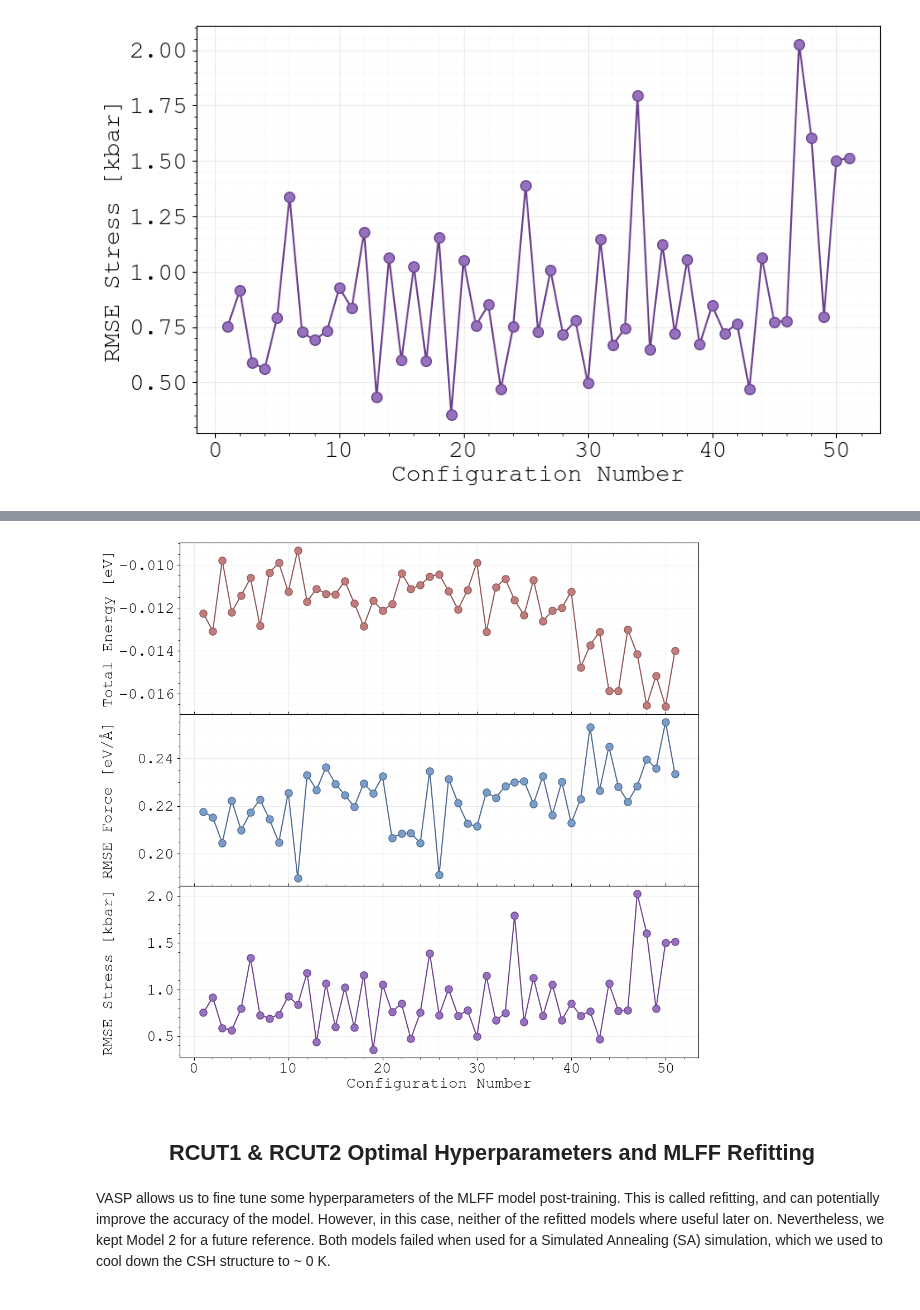
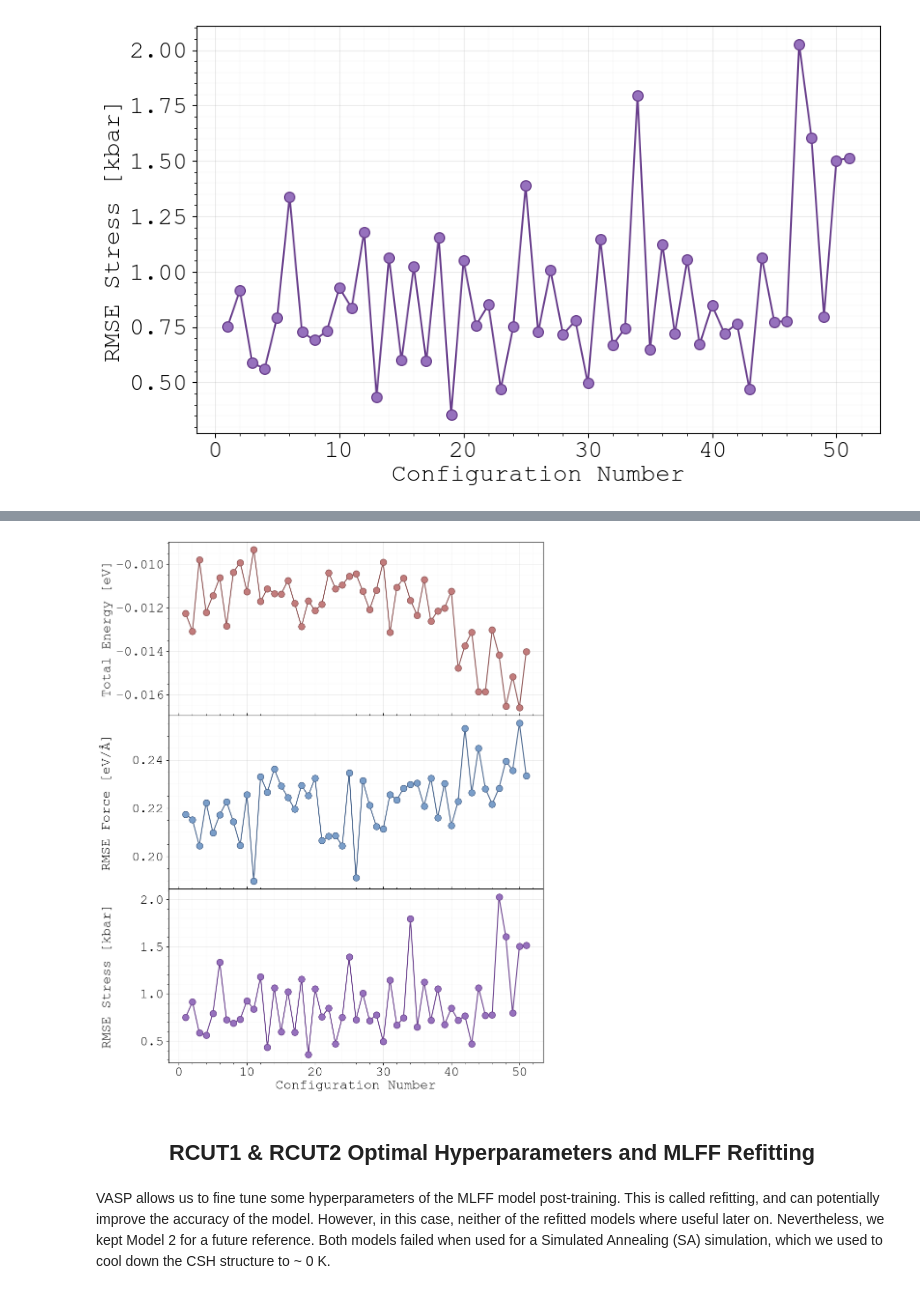
Before and after one commit to quantum-gabo/bachelor-thesis, a Jupyter notebook: notebooks/thesis-figures.ipynb, the cells around one changed output, grey strips where cells are left out. Drawn from its saved outputs; the diff is of its cells as text; code cells hidden in the pictures.

```diff
--- a/notebooks/thesis-figures.ipynb
+++ b/notebooks/thesis-figures.ipynb
@@ -782,7 +771,7 @@ plt.show()
 import matplotlib.pyplot as plt
 
 # Create subplots sharing the x-axis
-fig, axs = plt.subplots(nrows=3, ncols=1, figsize=(12, 12), sharex=True)
+fig, axs = plt.subplots(nrows=3, ncols=1, figsize=(10, 14), sharex=True)
 
 # --- First subplot: Energy Error ---
 axs[0].scatter(mlff_energy_error.iloc[:, 0].values, EnergyError,
@@ -802,34 +791,35 @@ axs[1].scatter(ForceRMSE['Structure'].values, ForceRMSE['RMSE'].values,
                s=90, marker='o', zorder=3)
 axs[1].plot(ForceRMSE['Structure'].values, ForceRMSE['RMSE'],
             color=dataset_line_colors[4], linewidth=1.5, zorder=1)
 axs[1].set_ylabel(r'RMSE Force [eV/Å]')
 axs[1].grid(True, which='major', linestyle='-', linewidth=0.75, alpha=0.25)
 axs[1].minorticks_on()
 axs[1].grid(True, which='minor', linestyle='-', linewidth=0.25, alpha=0.15)
 axs[1].set_axisbelow(True)
 
 # --- Third subplot: Stress RMSE ---
 axs[2].scatter(range(1, 52), StressRMSE['RMSE_Stress'].values,
                color=dataset_colors[0], edgecolors=dataset_line_colors[0],
                s=90, marker='o', zorder=3)
 axs[2].plot(range(1, 52), StressRMSE['RMSE_Stress'].values,
             color=dataset_line_colors[0], linewidth=1.5, zorder=1)
 axs[2].set_ylabel(r'RMSE Stress [kbar]')
 axs[2].set_xlabel('Configuration Number')
 axs[2].grid(True, which='major', linestyle='-', linewidth=0.75, alpha=0.25)
 axs[2].minorticks_on()
 axs[2].grid(True, which='minor', linestyle='-', linewidth=0.25, alpha=0.15)
 axs[2].set_axisbelow(True)
 
 # Align layout
 fig.align_ylabels(axs)
 #plt.tight_layout()
 plt.subplots_adjust(hspace=0.0)  # Reduce vertical space to make them feel joined
 for ax in axs[1:]:
     ax.xaxis.set_tick_params(which='both', bottom=True, top=True)
+fig.savefig("../tex-file/Figures/pred-errors.png", dpi = 300, transparent = True, bbox_inches='tight')
 plt.show()
 # %% [output]
-[figure, old version]
+[figure, new version]
 # %% [markdown]
 <div class="header" style="text-align: center; margin-top: 20px; margin-bottom: 20px; font-family: Arial, sans-serif;">
     <h2>
```
Also changed, not shown: parts of 12 cells of this notebook, 20 other files.
